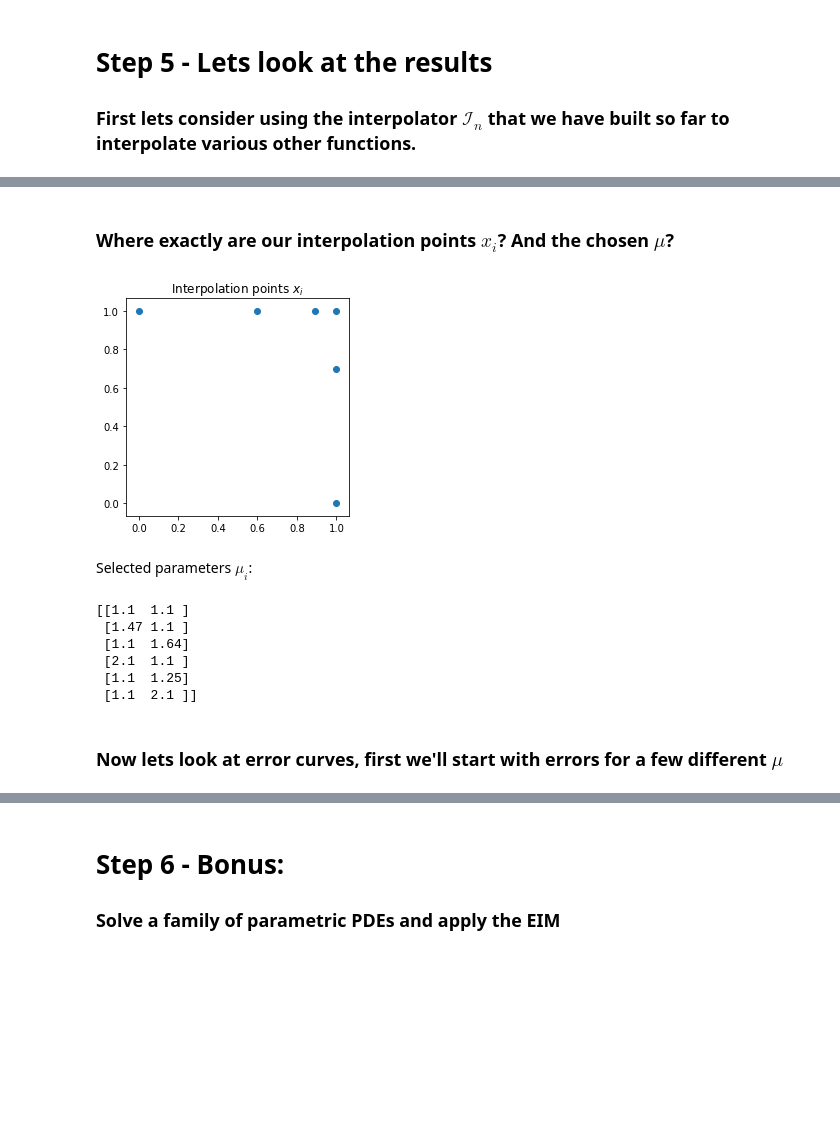
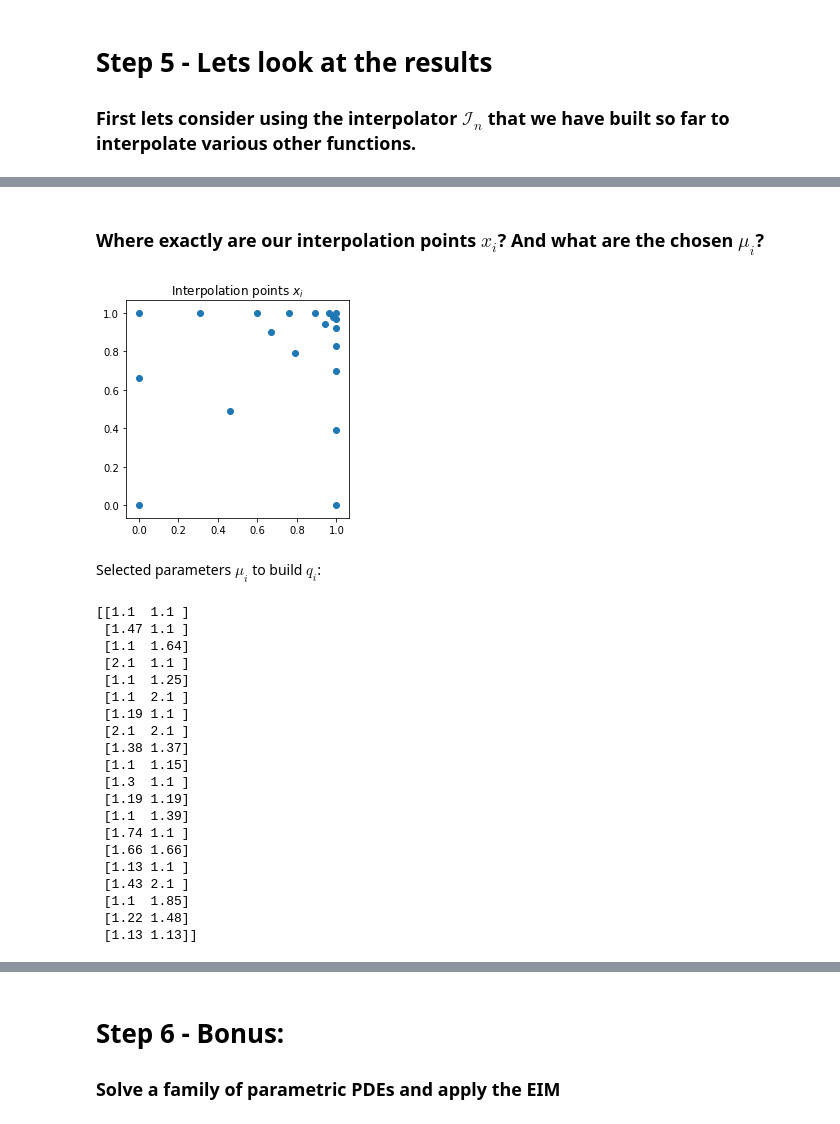
Before and after one commit to james-nichols/presentations_and_workshops, a Jupyter notebook: 2019_06_sparsity4psl/intro_to_EIM.ipynb, the cells around one changed output, grey strips where cells are left out. Cells and saved outputs as stored; diff of their text form; code cells hidden in the pictures; blank space fills up the shorter version.

```diff
--- a/2019_06_sparsity4psl/intro_to_EIM.ipynb
+++ b/2019_06_sparsity4psl/intro_to_EIM.ipynb
@@ -127,7 +128,7 @@
 The number of training set points $N$ is determined by the grid we defined earlier...
 # %%
 # This is the training set: a collection of g evaluated for every mu in mu_grid_list
-training_set = [eval_g_on_grid(mu) for mu in mu_grid_list]
+training_set = [eval_y_on_grid(mu) for mu in mu_grid_list]
 
 N = len(training_set)
 print('N =', N, 'is the number of training set points')
@@ -215,36 +226,51 @@
 # %%
-def argmax_in_X(func):
+def argmax_2d(func):
     # this returns the indices of where the maximum is located in a 2-d array
+    # necessary due to the standard behaviour of NumPy's argmax() function
     return np.unravel_index(np.argmax(func), func.shape)
 # %%
-n_iter = 6 # The number of iterations = num of interpolation points
-
 selected = []
 interp_funcs = []
 interp_points = []
 
+# ===================
+#  FILL IN CODE HERE
+# ===================
+# How do we make the first choice for mu_1 and x_1? Review the notes above.
+# We need to find argmax of the norms of each member of the training set.
+# You could use np.argmax( ) for example...
+
 norms = np.array([norm(u) for u in training_set])
+first_choice = np.argmax(norms) # ???
+first_x = argmax_2d(training_set[first_choice]) # ???
 
-first_choice = np.argmax(norms)
-
-first_x = argmax(training_set[first_choice])
-
+# Now we add our first selection and the first interpolation point
+# to the list
 selected.append(first_choice)
 interp_points.append(first_x)
+
+# ===================
+#  FILL IN CODE HERE
+# ===================
+# We want to "normalise" our first choice of function to obtain the first
+# interpolation function q_i
+
+# interp_funcs are the functions $q_i$ that we have constructed
 interp_funcs.append(training_set[first_choice] / training_set[first_choice][first_x])
 
-# Lets take a look:
-display(Latex(r'We plot the first choice $g(x, \mu_1)$, and label $x_1$, as well as $q_1(x)$'))
+# Lets take a look at what we've chosen
+display(Latex(r'We plot the first choice $y(x, \mu_1)$, and label $x_1$, as well as $q_1(x)$'))
 
 fig = plt.figure(figsize=(10, 4))
 ax = fig.add_subplot(1, 2, 1, projection='3d')
-plot_R2_function(training_set[first_choice], ax, title = rf'$g(x, \mu_1)$')
-ax.scatter(first_x[1]/n_x_grid, first_x[0]/n_x_grid, training_set[first_choice][first_x], s=30)
+plot_R2_function(training_set[first_choice], ax, title = rf'$y(x, \mu_1)$')
+ax.scatter(first_x[1] / n_x_grid, first_x[0] / n_x_grid, training_set[first_choice][first_x], s=30)
 
 ax = fig.add_subplot(1, 2, 2, projection='3d')
 plot_R2_function(interp_funcs[-1], ax, title = rf'$q_1(x)$')
 plt.show()
 
 display(Latex(rf'The point $x_{1}$ is at index {first_x} which ' +
-              rf'gives the coordinate $x_{1} = {{{first_x[1]/n_x_grid, first_x[0]/n_x_grid}}}$ (marked by the blue dot)'))
+              rf'gives the coordinate $x_{1} = {{{first_x[1]/n_x_grid, first_x[0]/n_x_grid}}}$ ' +
+              rf'(marked by the blue dot)'))
 # %% [output]
@@ -354,22 +398,34 @@ $\| g(x,\mu_{test} - \mathcal{I}_{5}[g(x, \mu_{test})] \|_{L^\inf} = $ 3.25623e-
 # %% [markdown]
-### Where exactly are our interpolation points $x_i$? And the chosen $\mu$?
+### Where exactly are our interpolation points $x_i$? And what are the chosen $\mu_i$?
 # %%
 interp_points_array = np.array(interp_points)
 fig = plt.figure(figsize=(4, 4))
 plt.scatter(x = interp_points_array[:,1] / n_x_grid, y = interp_points_array[:,0] / n_x_grid)
 plt.title(r'Interpolation points $x_i$')
 plt.show()
 
-display(Latex(rf'Selected parameters $\mu_i$:'))
+display(Latex(rf'Selected parameters $\mu_i$ to build $q_i$:'))
 print(rf'{mu_grid_list[selected]}')
 # %% [output]
-[figure, old version]
+[figure, new version]
-Selected parameters $\mu_i$:
+Selected parameters $\mu_i$ to build $q_i$:
 [[1.1  1.1 ]
  [1.47 1.1 ]
  [1.1  1.64]
  [2.1  1.1 ]
  [1.1  1.25]
- [1.1  2.1 ]]
+ [1.1  2.1 ]
+ [1.19 1.1 ]
+ [2.1  2.1 ]
+ [1.38 1.37]
+ [1.1  1.15]
+ [1.3  1.1 ]
+ [1.19 1.19]
+ [1.1  1.39]
+ [1.74 1.1 ]
+ [1.66 1.66]
+ [1.13 1.1 ]
+ [1.43 2.1 ]
+ [1.1  1.85]
+ [1.22 1.48]
+ [1.13 1.13]]
-# %% [markdown]
-### Now lets look at error curves, first we'll start with errors for a few different $\mu$
```
Also changed, not shown: parts of 18 cells of this notebook.
